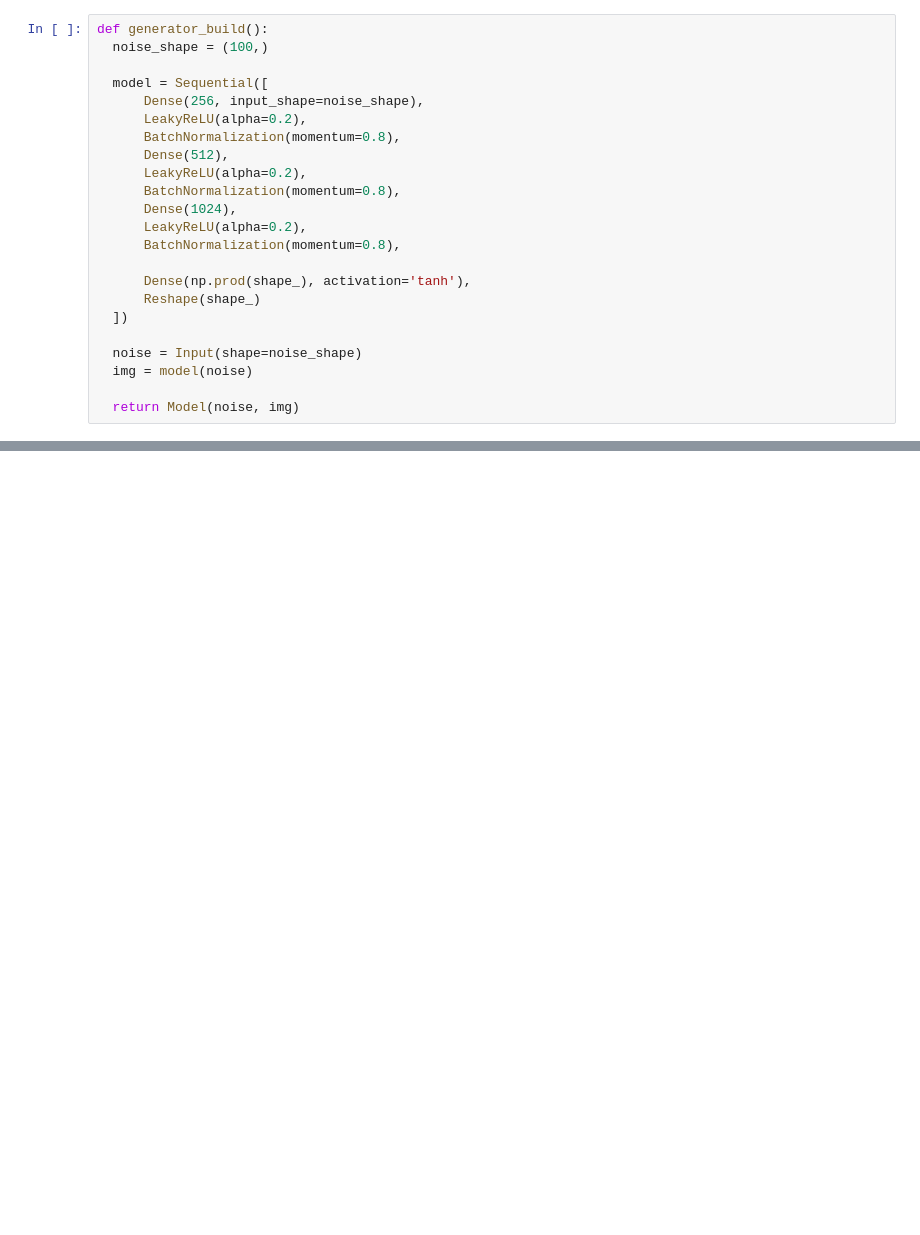
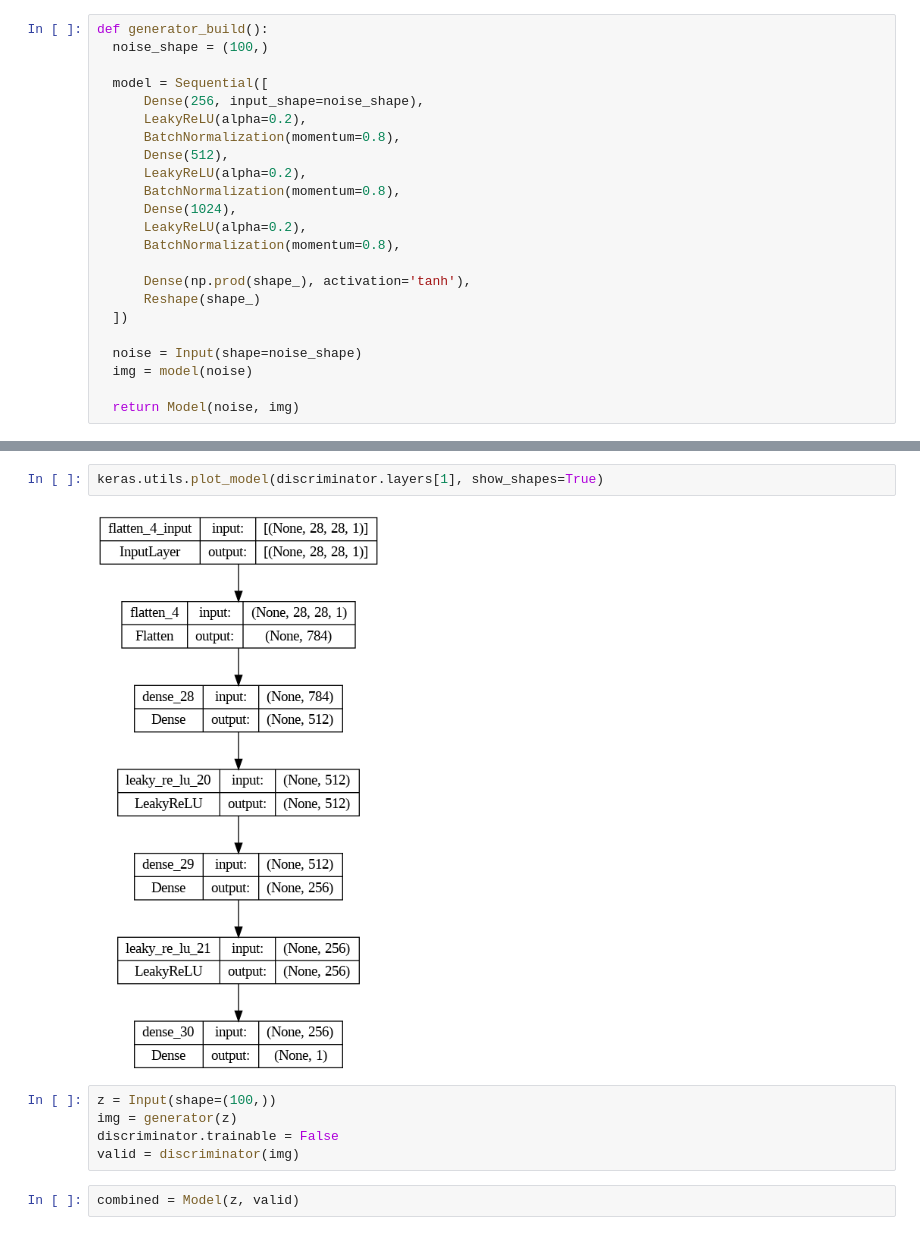
Before and after one commit to Venchislav/Neural-Networks, a Jupyter notebook: MNIST_GAN.ipynb, the cells around one changed output, grey strips where cells are left out. Cells and saved outputs as stored; diff of their text form; blank space fills up the shorter version.

```diff
--- a/MNIST_GAN.ipynb
+++ b/MNIST_GAN.ipynb
@@ -80,0 +175,11 @@ def generator_build():
+# %%
+keras.utils.plot_model(discriminator.layers[1], show_shapes=True)
+# %% [output]
+[figure, added]
+# %%
+z = Input(shape=(100,))
+img = generator(z)
+discriminator.trainable = False
+valid = discriminator(img)
+# %%
+combined = Model(z, valid)
```
Also changed, not shown: parts of 22 cells of this notebook.
